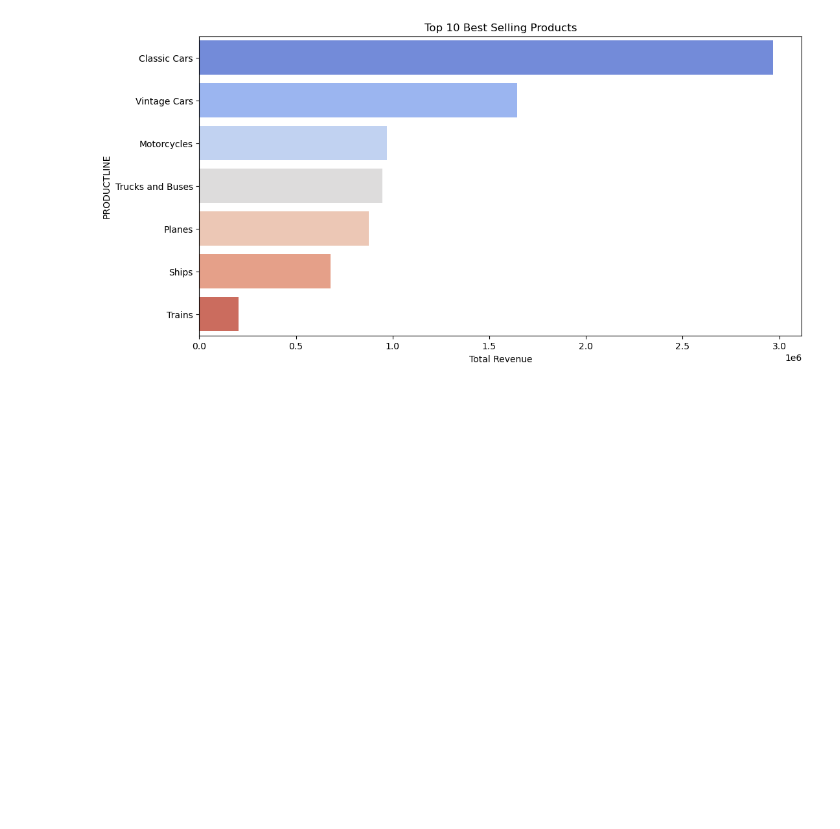
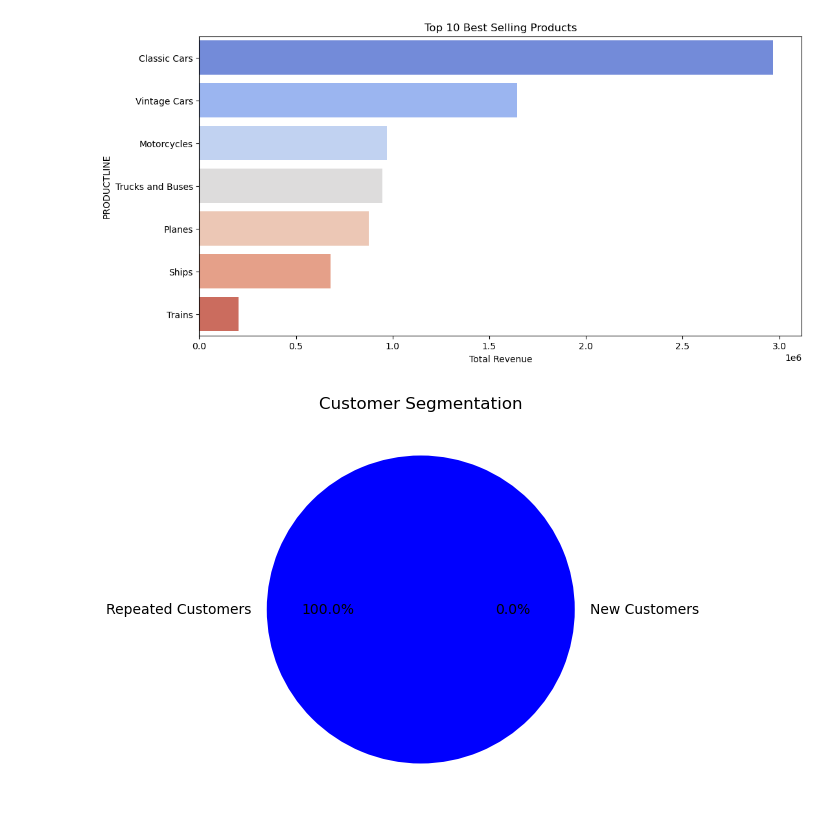
Before and after one commit to Sagar-S-R/SalesDataAnalysis, a Jupyter notebook: salesDataVizualization.ipynb, the cells around one changed output. Drawn from its saved outputs; the diff is of its cells as text; code cells hidden in the pictures; blank space fills up the shorter version.

Commit message:
more graphs

```diff
--- a/salesDataVizualization.ipynb
+++ b/salesDataVizualization.ipynb
@@ -67,3 +67,14 @@ Passing `palette` without assigning `hue` is deprecated and will be removed in v
 
   sns.barplot(x=top_products.values, y=top_products.index, palette="coolwarm")
 [figure]
+# %%
+customer_counts = df['CUSTOMERNAME'].value_counts()
+new_c = (customer_counts == 1).sum()
+rep_c = (customer_counts > 1).sum()
+# %%
+plt.figure(figsize=(10,5))
+plt.pie([new_c, rep_c], labels=['New Customers', 'Repeated Customers'], colors=['orange', 'blue'],  autopct='%1.1f%%')
+plt.title("Customer Segmentation")
+plt.show()
+# %% [output]
+[figure, added]
```
Also changed, not shown: parts of 1 cell of this notebook.
